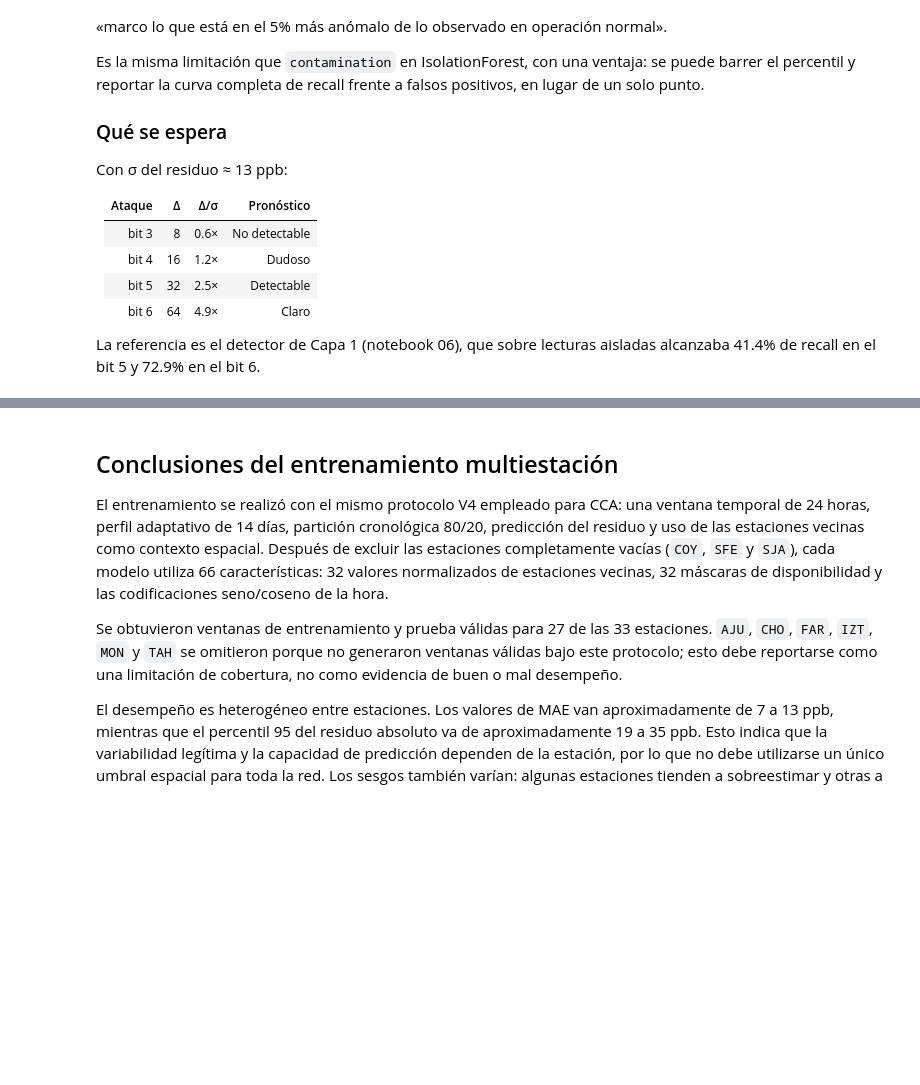
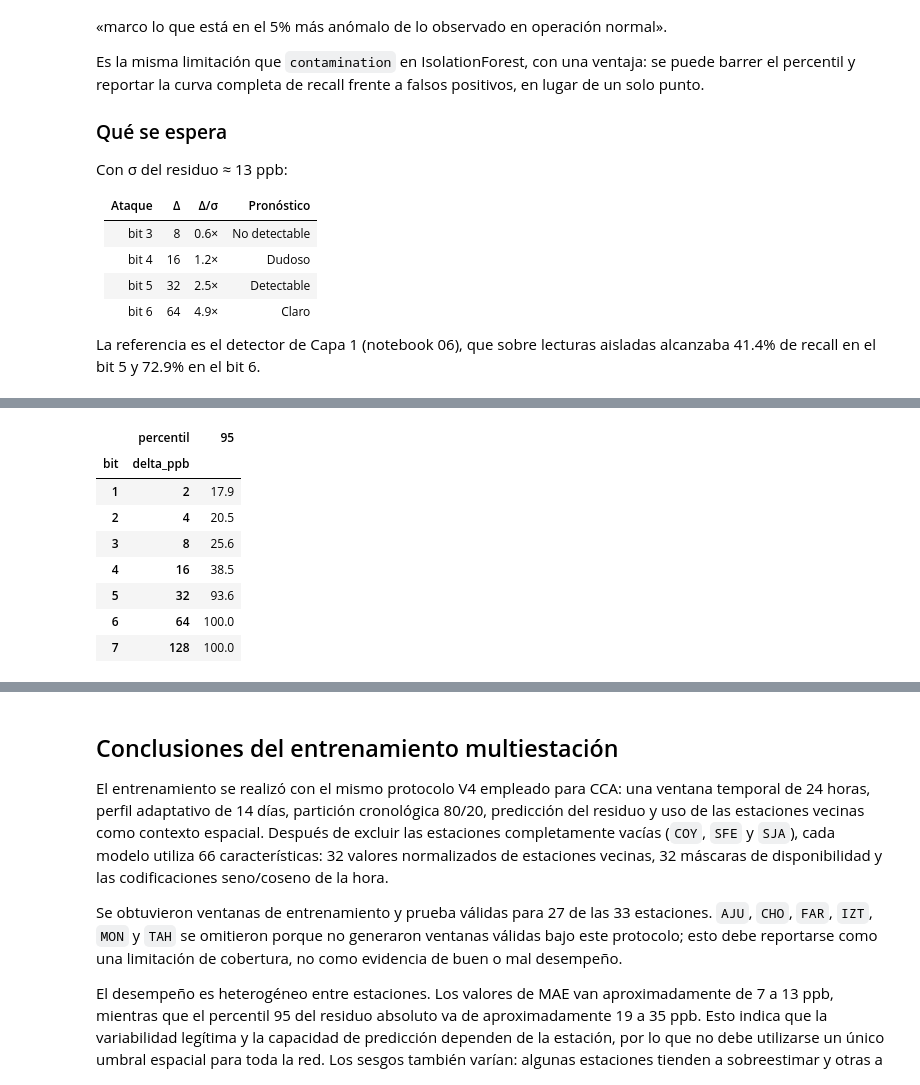
Before and after one commit to JoseLili/lorawan11-rama-detection, a Jupyter notebook: notebooks/07_multiestacion.ipynb, the cells around one changed output, grey strips where cells are left out. Drawn from its saved outputs; the diff is of its cells as text; code cells hidden in the pictures; blank space fills up the shorter version.

```diff
--- a/notebooks/07_multiestacion.ipynb
+++ b/notebooks/07_multiestacion.ipynb
@@ -102,8 +111,8 @@ from src.detect.windows import construir_ventanas
 corte = int(len(matriz) * 0.8)
 mat_tr, mat_te = matriz.iloc[:corte], matriz.iloc[corte:]
 
-Xtr, ytr, ts_tr, mu, sigma = construir_ventanas(mat_tr, 'CCA', ventana=24)
-Xte, yte, ts_te, _, _ = construir_ventanas(mat_te, 'CCA', ventana=24,
+Xtr, ytr, ts_tr, _, mu, sigma = construir_ventanas(mat_tr, 'CCA', ventana=24)
+Xte, yte, ts_te, _, _, _ = construir_ventanas(mat_te, 'CCA', ventana=24,
                                            mu=mu, sigma=sigma)
 
 print(f"Entrenamiento: {Xtr.shape}   y: {ytr.shape}")
@@ -111,5 +120,5 @@ print(f"Prueba:        {Xte.shape}   y: {yte.shape}")
 print(f"\nRango temporal train: {ts_tr[0]} -> {ts_tr[-1]}")
 print(f"Rango temporal test:  {ts_te[0]} -> {ts_te[-1]}")
 print(f"\nFraccion de datos reales en X (media de la mascara): "
-      f"{Xtr[:, :, 32:].mean():.3f}")
+      f"{Xtr[:, :, n_est - 1:2 * (n_est - 1)].mean():.3f}")
 # %% [output]
@@ -117,6 +132,9 @@ ValueError: too many values to unpack (expected 5, got 6)
 # %%
-from src.detect.lstm import construir_modelo, entrenar
+if REENTRENAR and EJECUTAR_HISTORICOS:
+    from src.detect.lstm import construir_modelo, entrenar
 
-modelo = construir_modelo(ventana=24, n_features=Xtr.shape[2])
-modelo.summary()
+    modelo = construir_modelo(ventana=24, n_features=Xtr.shape[2])
+    modelo.summary()
+else:
+    print('Bloque historico omitido: no se entrena ni se regenera su figura.')
 # %% [output]
@@ -901,7 +1033,8 @@ from sklearn.metrics import precision_score, recall_score, fbeta_score
 cca_te = mat_te['CCA'].copy()
 
 res_det = []
-for bit in [3, 4, 5, 6, 7]:
+# Primero verificar 3-7; despues medir 1-2 con el MISMO modelo y umbral.
+for bit in [3, 4, 5, 6, 7, 1, 2]:
     atacada, etiq = atacar_serie(cca_te.values, bit, tasa=0.05, seed=42)
 
     mat_atk = mat_te.copy()
@@ -927,10 +1060,44 @@ for bit in [3, 4, 5, 6, 7]:
             'precision_%': round(precision_score(idx, marcado, zero_division=0)*100, 1),
             'f2_%': round(fbeta_score(idx, marcado, beta=2, zero_division=0)*100, 1),
             'fp': int(((marcado == 1) & (idx == 0)).sum()),
+            'tp': int(((marcado == 1) & (idx == 1)).sum()),
+            'n_atacados': int((idx == 1).sum()),
+            'fn': int(((marcado == 0) & (idx == 1)).sum()),
+            'tn': int(((marcado == 0) & (idx == 0)).sum()),
+            'recall_fraccion': float(recall_score(idx, marcado, zero_division=0)),
         })
 
-det = pd.DataFrame(res_det)
-det.to_csv('../results/deteccion_lstm.csv', index=False)
-
-det.pivot_table(index=['bit', 'delta_ppb'], columns='percentil',
-                values='recall_%')
+det = pd.DataFrame(res_det).sort_values(['bit', 'percentil']).reset_index(drop=True)
+# 2026-09-27: los valores 9.0/20.5/84.6/98.7/100.0 pertenecen al
+# entrenamiento sin semilla y NO son una prueba de igualdad vigente.
+# La nueva referencia se calcula con fijar_semilla(42) y se guarda completa.
+historico = pd.Series({3: 9.0, 4: 20.5, 5: 84.6, 6: 98.7, 7: 100.0},
+                     name='recall_historico_pct')
+referencia_cca = det.loc[det.percentil == 95].copy().set_index('bit')
+referencia_cca['umbral_ppb'] = float(umbrales[95])
+referencia_cca['seed_modelo'] = 42
+referencia_cca['seed_ataque'] = 42
+referencia_cca['fecha_referencia'] = metadatos_cca['fecha']
+referencia_cca['modelo_sha256'] = metadatos_cca['modelo_sha256']
+comparacion_cca = referencia_cca.loc[3:7].join(historico)
+comparacion_cca['diferencia_pp'] = comparacion_cca['recall_%'] - comparacion_cca.recall_historico_pct
+print('Referencia CCA p95 frente a la historica (bits 3-7):')
+print(comparacion_cca.to_string())
+print('Medicion real de bits 1 y 2, mismo modelo:')
+print(referencia_cca.loc[[1, 2]].to_string())
+if REENTRENAR:
+    comparacion_cca.to_csv('../results/referencia_cca_p95.csv')
+    referencia_cca.to_csv('../results/recall_cca_bits_1_7.csv')
+    det.to_csv('../results/deteccion_lstm.csv', index=False)
+else:
+    # La inferencia no cambia silenciosamente la referencia persistida.
+    referencia_guardada = pd.read_csv('../results/recall_cca_bits_1_7.csv').set_index('bit')
+    for columna in ['tp', 'fp', 'fn', 'tn', 'n_atacados']:
+        np.testing.assert_array_equal(referencia_cca[columna],
+                                      referencia_guardada.loc[referencia_cca.index, columna])
+    np.testing.assert_allclose(referencia_cca.recall_fraccion,
+                               referencia_guardada.loc[referencia_cca.index, 'recall_fraccion'],
+                               rtol=0, atol=1e-15)
+    print('Referencia guardada VERIFICADA: no se sobrescriben CSV, modelo ni umbral.')
+display(det.pivot_table(index=['bit', 'delta_ppb'], columns='percentil', values='recall_%'))
+# %% [output]
@@ -937,3 +1118,12 @@ det.pivot_table(index=['bit', 'delta_ppb'], columns='percentil',
+|  | percentil | 95 |
+| bit | delta_ppb |  |
+| 1 | 2 | 17.9 |
+| 2 | 4 | 20.5 |
+| 3 | 8 | 25.6 |
+| 4 | 16 | 38.5 |
+| 5 | 32 | 93.6 |
+| 6 | 64 | 100.0 |
+| 7 | 128 | 100.0 |
 # %%
 print(det[det.bit.isin([4, 5, 6])][
     ['bit', 'percentil', 'umbral_ppb', 'recall_%', 'precision_%', 'f2_%', 'fp']
```
Also changed, not shown: parts of 28 cells of this notebook, 19 other files.
